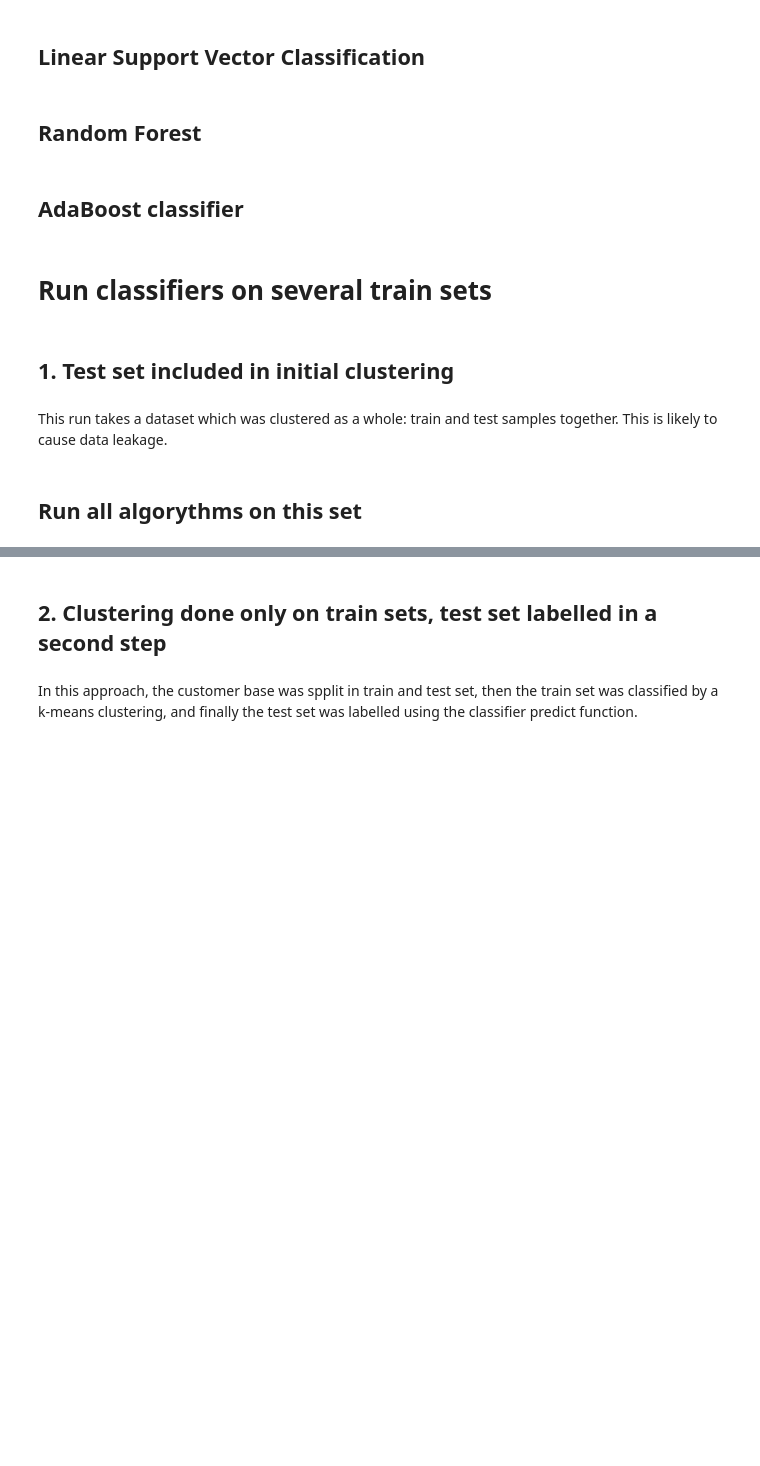
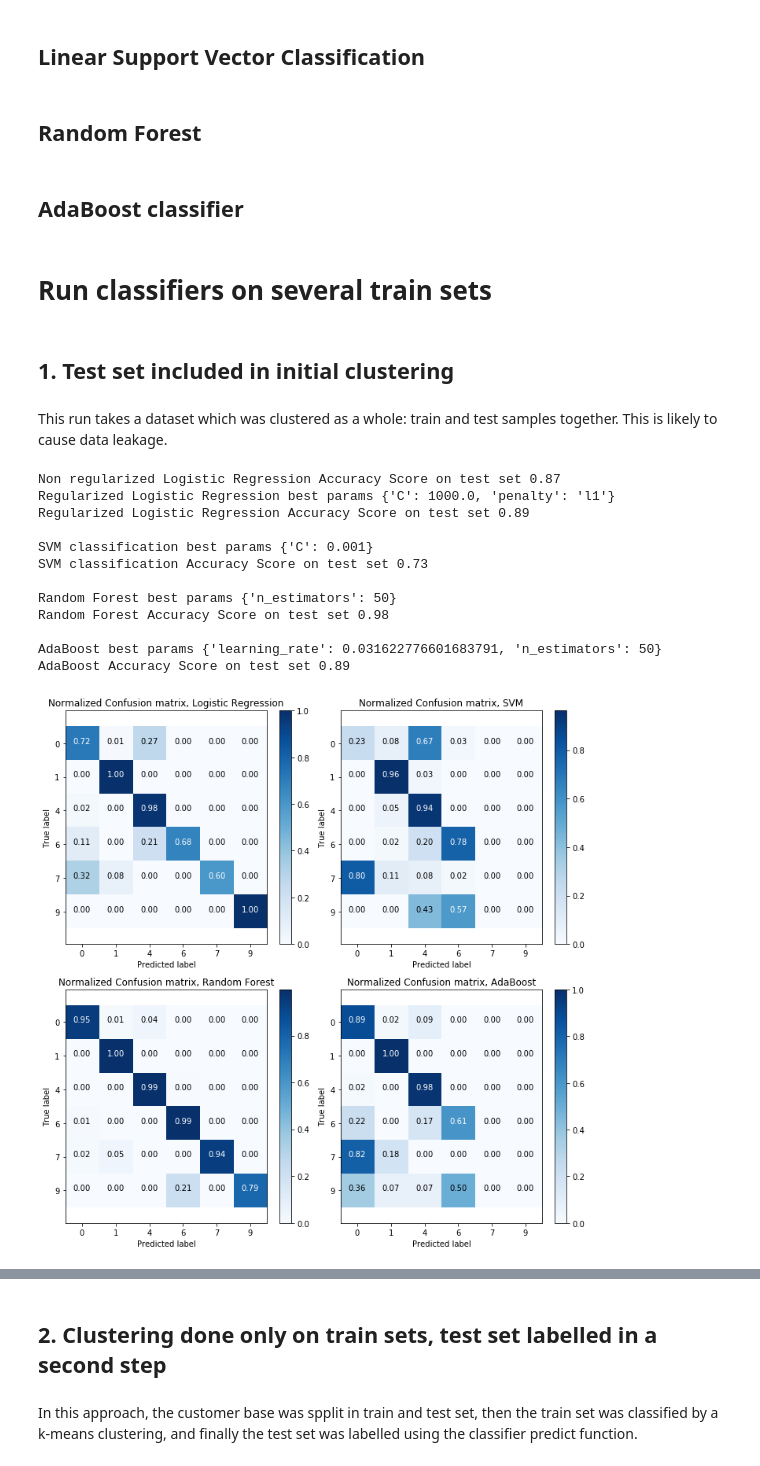
Before and after one commit to chmuths/projet_5, a Jupyter notebook: notebooks/Projet_5 Supervised clustering - 4 Methods-with imports.ipynb, the cells around one changed output, grey strips where cells are left out. Cells and saved outputs as stored; diff of their text form; code cells hidden in the pictures; blank space fills up the shorter version.

Commit message:
Versions mises au propre. Ajout de la matrice de confusion Généralisation des traitements à tous les algorithmes et échantillonnages.

```diff
--- a/notebooks/Projet_5 Supervised clustering - 4 Methods-with imports.ipynb
+++ b/notebooks/Projet_5 Supervised clustering - 4 Methods-with imports.ipynb
@@ -108,6 +165,16 @@ def RandomForestCl(X_train, X_test, y_train, y_test):
 
     print("Random Forest best params {0}".format(gs_rfc.best_params_))
     print("Random Forest Accuracy Score on test set {0:.2f}".format(accuracy_score(y_test, y_pred)))
+
+    # Compute confusion matrix
+    cnf_matrix = confusion_matrix(y_test, y_pred, labels=y_test.drop_duplicates().sort_values())
+    np.set_printoptions(precision=2)
+
+    # Plot normalized confusion matrix
+    plot_confusion_matrix(cnf_matrix, classes=y_test.drop_duplicates().sort_values(), normalize=True,
+                          title='Normalized Confusion matrix, Random Forest')
+    result = pd.DataFrame({'Real': y_test, 'Predict': y_pred})
+    return(result)
 # %% [markdown]
 ## AdaBoost classifier
 # %%
@@ -128,3 +205,35 @@ def AdaBoostCl(X_train, X_test, y_train, y_test):
+# %%
+def run_all_algos():
+    # Create plot grid for confusion matrixes
+    fig, ax = plt.subplots(2, 2, figsize=(10, 10))
+
+    # Run logistic regression
+    ax1 = plt.subplot(2,2,1)
+    lr_res = LogisticRegressionCl(X_train, X_test, y_train, y_test)
+    lr_res['compteur'] = 1
+    print()
+
+    # Run SVM
+    plt.subplot(2,2,2, sharex=ax1)
+    svm_res = SVMCl(X_train, X_test, y_train, y_test)
+    svm_res['compteur'] = 1
+    print()
+
+    #Run Random Forest
+    plt.subplot(2,2,3, sharex=ax1)
+    rfc_res = RandomForestCl(X_train, X_test, y_train, y_test)
+    rfc_res['compteur'] = 1
+    print()
+
+    # Run AdaBoost
+    plt.subplot(2,2,4, sharex=ax1)
+    ab_res = AdaBoostCl(X_train, X_test, y_train, y_test)
+    ab_res['compteur'] = 1
+
+    # Display the 4 confusion matrixes
+    plt.show()
+
+    return(lr_res, svm_res, rfc_res, ab_res)
 # %% [markdown]
 # Run classifiers on several train sets
 # %% [markdown]
@@ -134,11 +243,25 @@ This run takes a dataset which was clustered as a whole: train and test samples
 # %%
 # Separate features and labels
 X = df_customers[['InvoiceNumberYear', 'LastInvoiceMonthNb',
                                       'MeanLinesPerInvoice', 'MeanAmountPerInvoice',
                                       'TotalAmountSpent']]
 y = df_customers['cluster_k']
 
 # Random sampling for train and test set
 X_train, X_test, y_train, y_test = train_test_split(X, y, test_size=0.33)
+
+lr_res1, svm_res1, rfc_res1, ab_res1 = run_all_algos()
+# %% [output]
+Non regularized Logistic Regression Accuracy Score on test set 0.87
+Regularized Logistic Regression best params {'C': 1000.0, 'penalty': 'l1'}
+Regularized Logistic Regression Accuracy Score on test set 0.89
+
+SVM classification best params {'C': 0.001}
+SVM classification Accuracy Score on test set 0.73
+
+Random Forest best params {'n_estimators': 50}
+Random Forest Accuracy Score on test set 0.98
+
+AdaBoost best params {'learning_rate': 0.031622776601683791, 'n_estimators': 50}
+AdaBoost Accuracy Score on test set 0.89
+[figure, added]
-# %% [markdown]
-## Run all algorythms on this set
```
Also changed, not shown: parts of 20 cells of this notebook, 7 other files.
